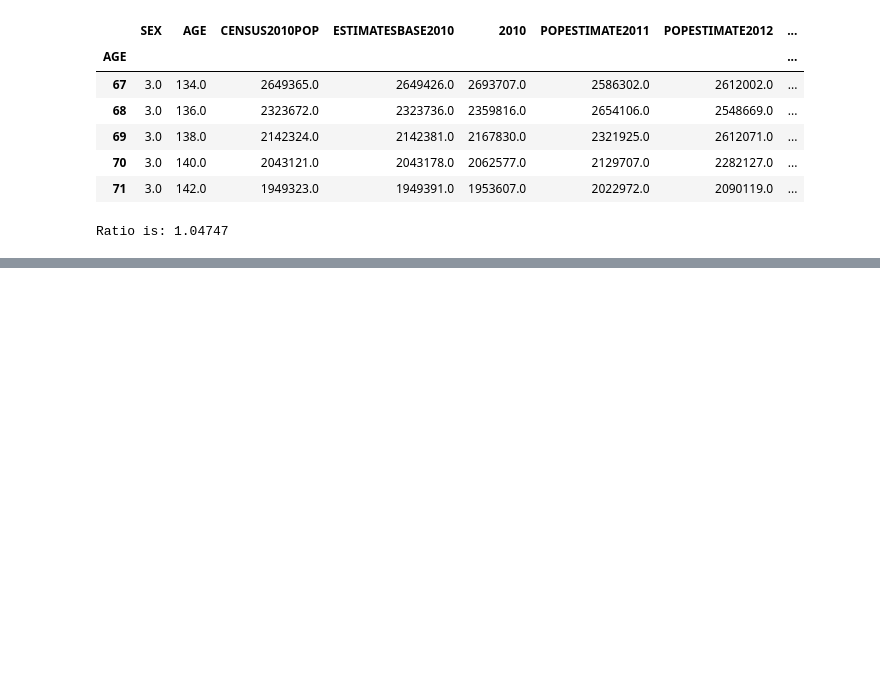
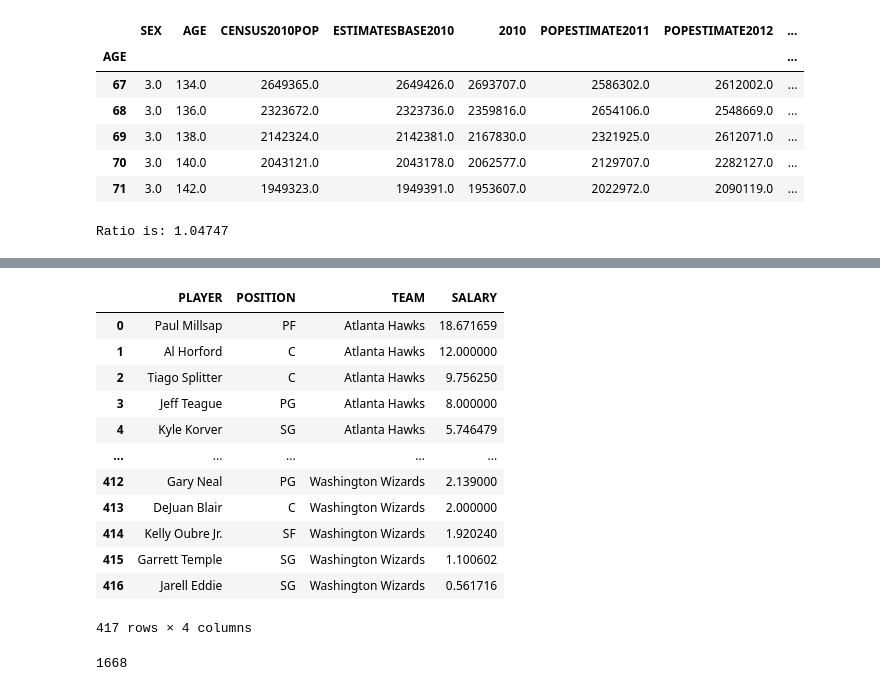
Before and after one commit to sanjanav2102/ML-23CSE301, a Jupyter notebook: Datasets&Pandas.ipynb, the cells around one changed output, grey strips where cells are left out. Drawn from its saved outputs; the diff is of its cells as text; code cells hidden in the pictures; blank space fills up the shorter version.

```diff
--- a/Datasets&Pandas.ipynb
+++ b/Datasets&Pandas.ipynb
@@ -122,0 +192,22 @@ Ratio is: 1.04747
+# %%
+df1 = pd.read_csv("/content/nba_salaries.csv")
+df1
+# %% [output]
+|  | PLAYER | POSITION | TEAM | SALARY |
+| 0 | Paul Millsap | PF | Atlanta Hawks | 18.671659 |
+| 1 | Al Horford | C | Atlanta Hawks | 12.000000 |
+| 2 | Tiago Splitter | C | Atlanta Hawks | 9.756250 |
+| 3 | Jeff Teague | PG | Atlanta Hawks | 8.000000 |
+| 4 | Kyle Korver | SG | Atlanta Hawks | 5.746479 |
+| ... | ... | ... | ... | ... |
+| 412 | Gary Neal | PG | Washington Wizards | 2.139000 |
+| 413 | DeJuan Blair | C | Washington Wizards | 2.000000 |
+| 414 | Kelly Oubre Jr. | SF | Washington Wizards | 1.920240 |
+| 415 | Garrett Temple | SG | Washington Wizards | 1.100602 |
+| 416 | Jarell Eddie | SG | Washington Wizards | 0.561716 |
+417 rows × 4 columns
+# %%
+# 2.	Find size
+df1.size
+# %% [output]
+1668
```
Also changed, not shown: parts of 19 cells of this notebook.
